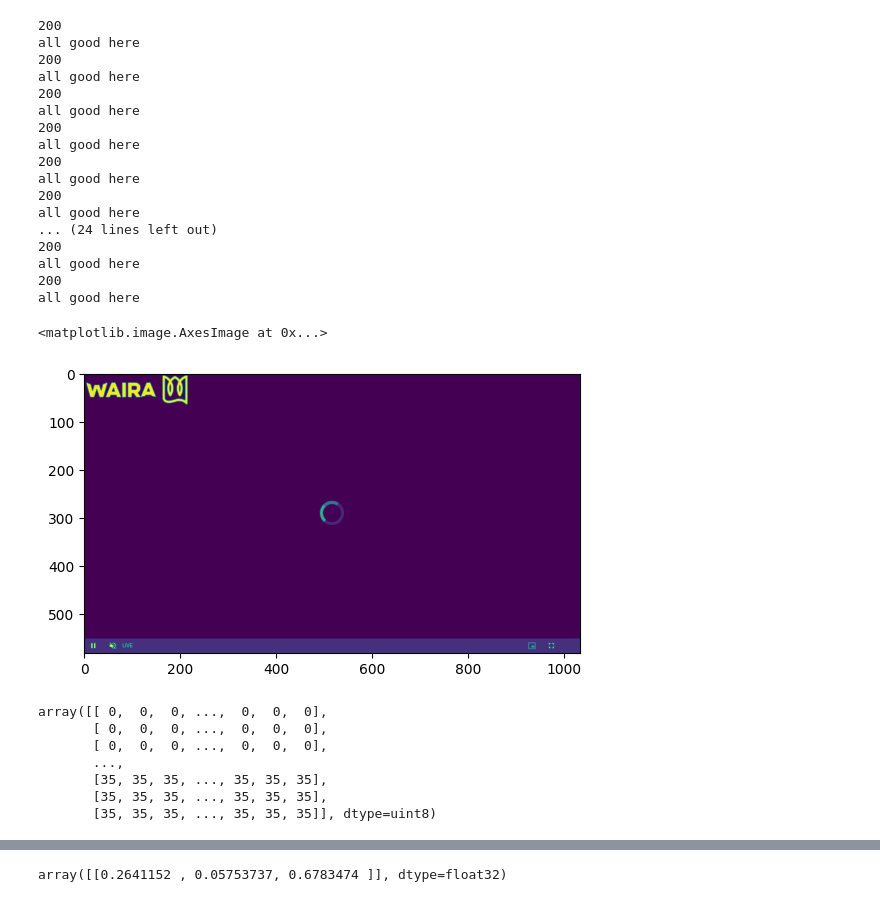
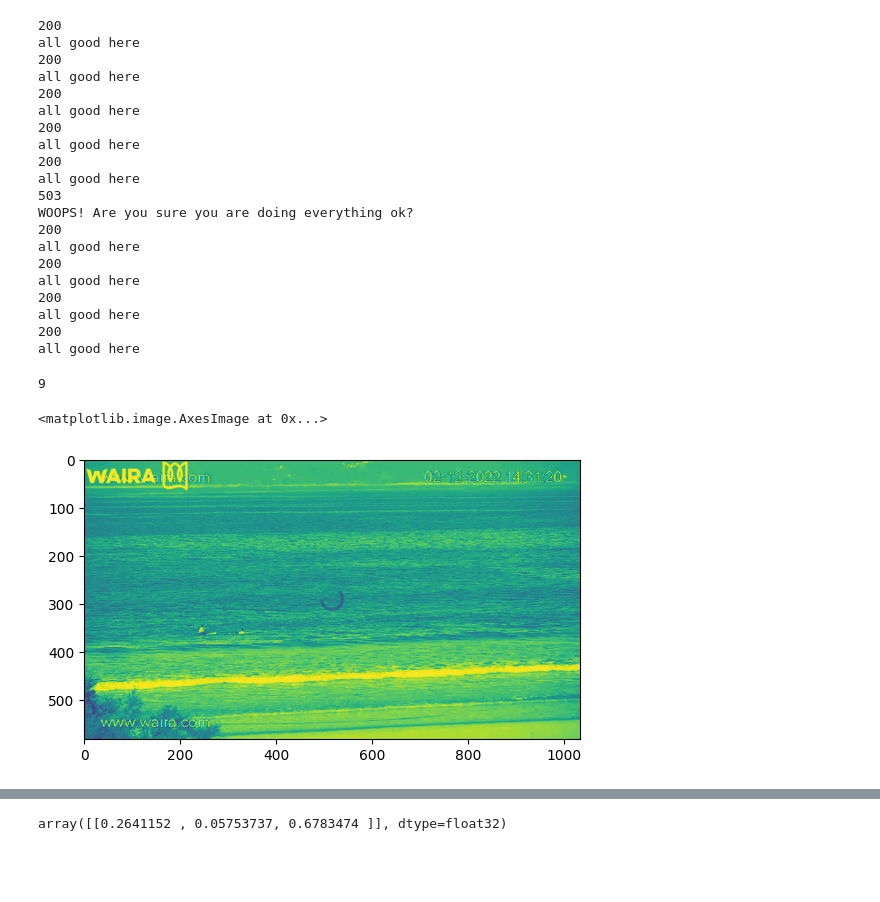
Before and after one commit to IamjustNick/wavewatcher, a Jupyter notebook: notebooks/api_model_deployment.ipynb, the cells around one changed output, grey strips where cells are left out. Saved outputs shown, nothing was run; the diff lists cells and outputs as text; code cells hidden in the pictures; blank space fills up the shorter version.

```diff
--- a/notebooks/api_model_deployment.ipynb
+++ b/notebooks/api_model_deployment.ipynb
@@ -57,5 +59,5 @@ prediction =
 # %%
-results = get_images(20)
+results = get_images(10)
 # %% [output]
 200
 all good here
@@ -67,30 +69,27 @@ all good here
 all good here
 200
 all good here
-200
-all good here
-... (24 lines left out)
+503
+WOOPS! Are you sure you are doing everything ok?
 200
 all good here
 200
 all good here
+200
+all good here
+200
+all good here
+# %%
+len(results)
+# %% [output]
+9
 # %%
-results = results[5:]
+results = results[2:]
 # %%
-plt.imshow(results[3])
+plt.imshow(results[5])
 # %% [output]
 <matplotlib.image.AxesImage at 0x...>
-[figure, old version]
+[figure, new version]
-# %%
-results[3]
-# %% [output]
-array([[ 0,  0,  0, ...,  0,  0,  0],
-       [ 0,  0,  0, ...,  0,  0,  0],
-       [ 0,  0,  0, ...,  0,  0,  0],
-       ...,
-       [35, 35, 35, ..., 35, 35, 35],
-       [35, 35, 35, ..., 35, 35, 35],
-       [35, 35, 35, ..., 35, 35, 35]], dtype=uint8)
 # %%
 reshape_size = 300
 
```
Also changed, not shown: parts of 10 cells of this notebook, 3 other files.
